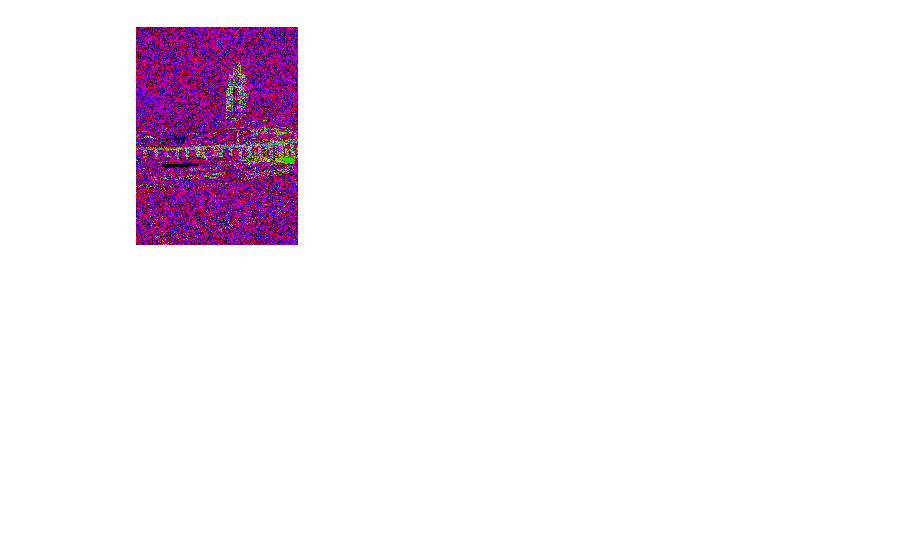
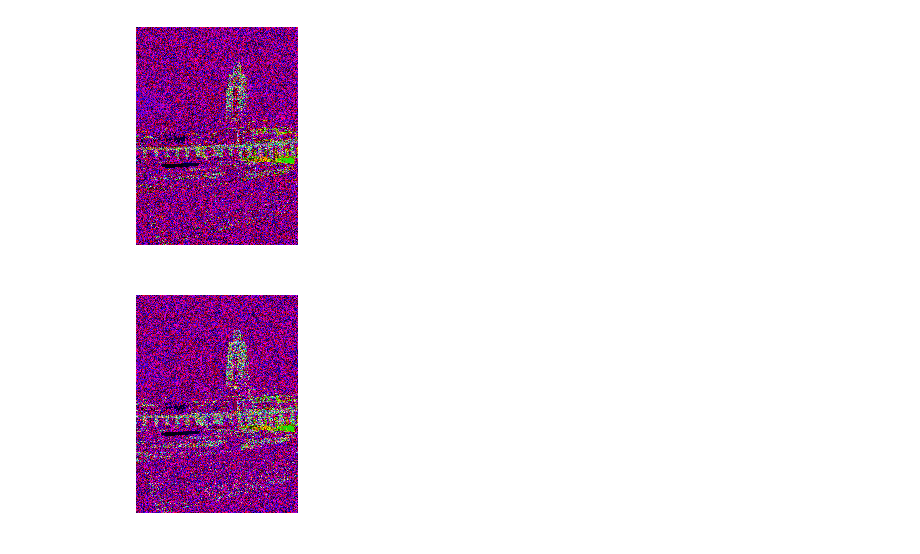
Before and after one commit to abhilash97/Images-and-Networks, a Jupyter notebook: Visualizing Layers and Edges/covNet .ipynb, the cells around one changed output. Cells and saved outputs as stored; diff of their text form; code cells hidden in the pictures; blank space fills up the shorter version.

Commit message:
added pooling and act fn

```diff
--- a/Visualizing Layers and Edges/covNet .ipynb
+++ b/Visualizing Layers and Edges/covNet .ipynb
@@ -68,3 +70,8 @@ visualize(model1,img)
 # %%
 #adding a maxpooling layer
-x = MaxPooling2D(pool_size = 2)
+x = MaxPooling2D(pool_size = (2,2))(x)
+model2 = Model(inputs = inputs, outputs = x)
+# %%
+visualize(model2,img)
+# %% [output]
+[figure, added]
```
Also changed, not shown: parts of 2 cells of this notebook.
